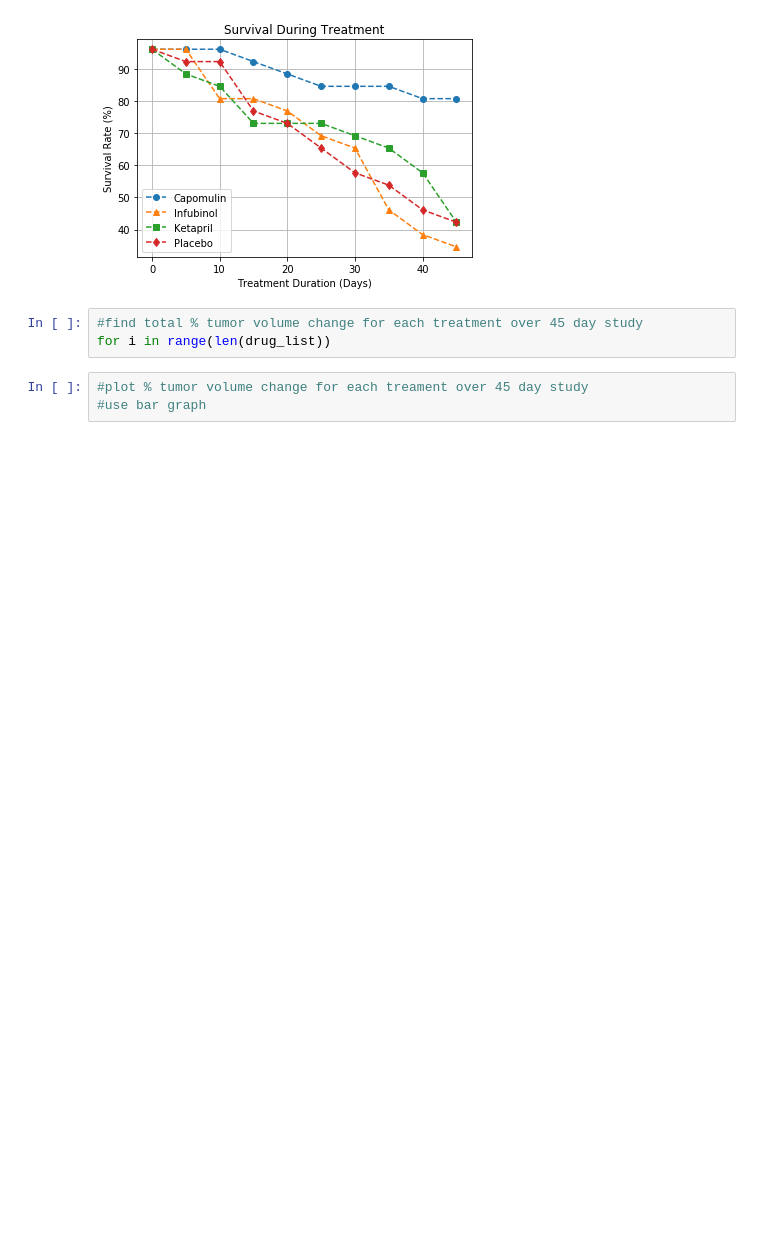
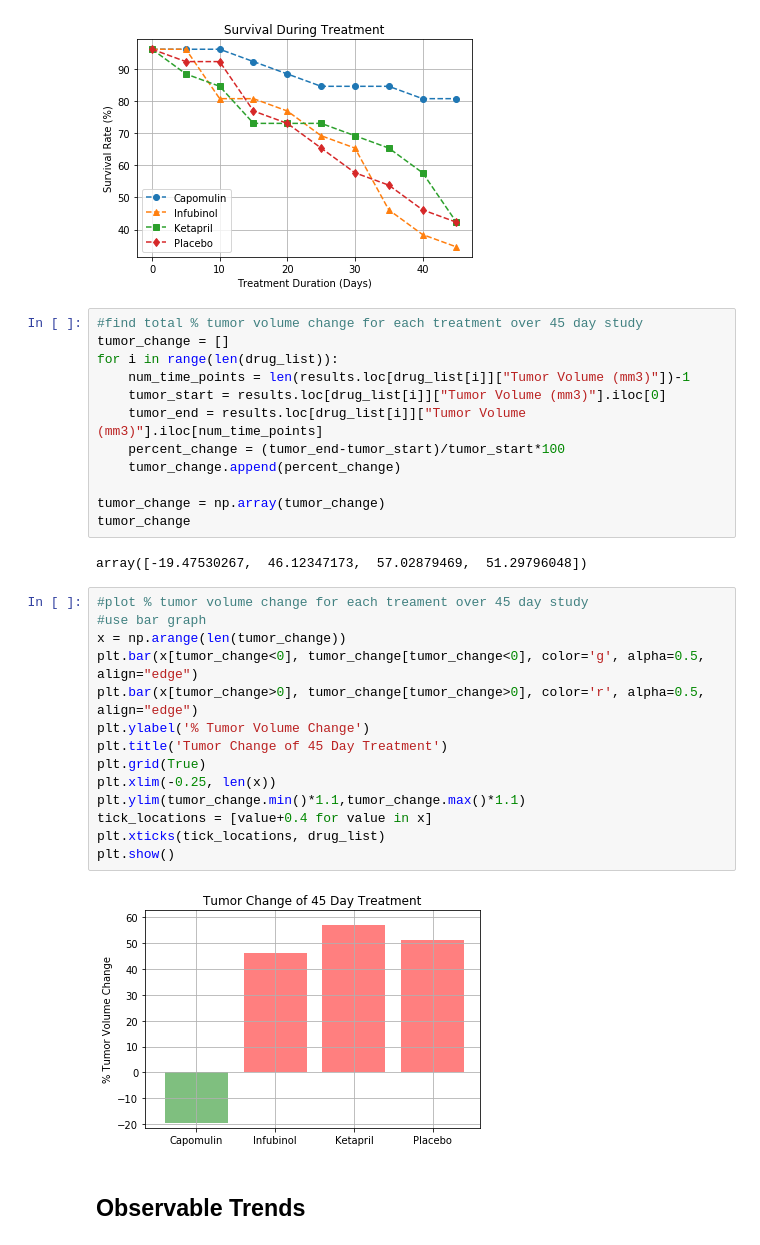
Before and after one commit to dmarrinan/Python-Challenges, a Jupyter notebook: Homework_5/Homework_5.ipynb, the cells around one changed output. Cells and saved outputs as stored; diff of their text form; blank space fills up the shorter version.

Commit message:
adds bar chart and observable trends

```diff
--- a/Homework_5/Homework_5.ipynb
+++ b/Homework_5/Homework_5.ipynb
@@ -134,7 +134,33 @@ plt.show()
 [figure]
 # %%
 #find total % tumor volume change for each treatment over 45 day study
-for i in range(len(drug_list))
+tumor_change = []
+for i in range(len(drug_list)):
+    num_time_points = len(results.loc[drug_list[i]]["Tumor Volume (mm3)"])-1
+    tumor_start = results.loc[drug_list[i]]["Tumor Volume (mm3)"].iloc[0]
+    tumor_end = results.loc[drug_list[i]]["Tumor Volume (mm3)"].iloc[num_time_points]
+    percent_change = (tumor_end-tumor_start)/tumor_start*100
+    tumor_change.append(percent_change)
+
+tumor_change = np.array(tumor_change)
+tumor_change
+# %% [output]
+array([-19.47530267,  46.12347173,  57.02879469,  51.29796048])
-# %%
-#plot % tumor volume change for each treament over 45 day study
-#use bar graph
+# %%
+#plot % tumor volume change for each treament over 45 day study
+#use bar graph
+x = np.arange(len(tumor_change))
+plt.bar(x[tumor_change<0], tumor_change[tumor_change<0], color='g', alpha=0.5, align="edge")
+plt.bar(x[tumor_change>0], tumor_change[tumor_change>0], color='r', alpha=0.5, align="edge")
+plt.ylabel('% Tumor Volume Change')
+plt.title('Tumor Change of 45 Day Treatment')
+plt.grid(True)
+plt.xlim(-0.25, len(x))
+plt.ylim(tumor_change.min()*1.1,tumor_change.max()*1.1)
+tick_locations = [value+0.4 for value in x]
+plt.xticks(tick_locations, drug_list)
+plt.show()
+# %% [output]
+[figure, added]
+# %% [markdown]
+## Observable Trends
```
Also changed, not shown: parts of 1 cell of this notebook.
